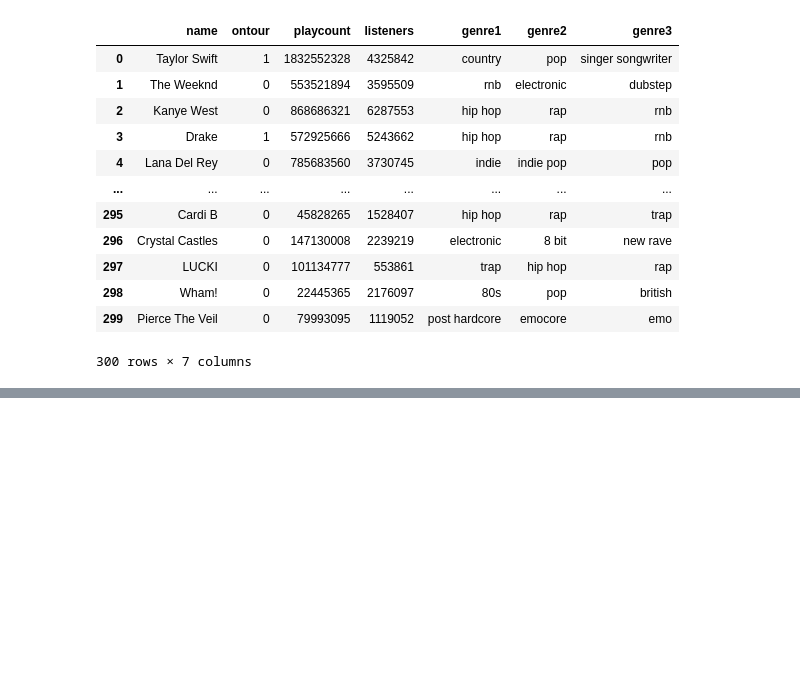
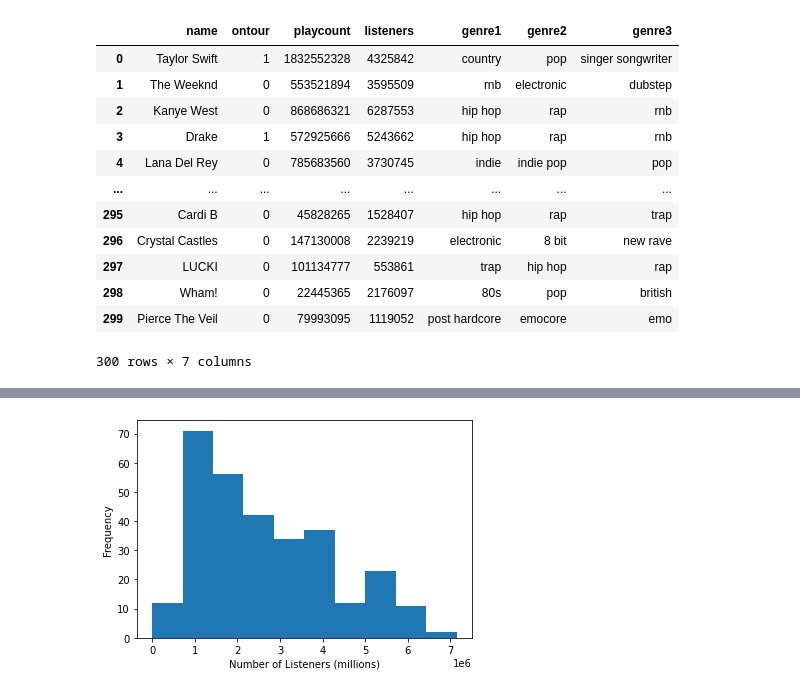
Before and after one commit to fong31h/Stat386_Final_Project, a Jupyter notebook: Semester Project.ipynb, the cells around one changed output, grey strips where cells are left out. Drawn from its saved outputs; the diff is of its cells as text; code cells hidden in the pictures; blank space fills up the shorter version.

Commit message:
create listenershist and save it

```diff
--- a/Semester Project.ipynb
+++ b/Semester Project.ipynb
@@ -178,0 +158,2 @@ all_info[135]['artist']
+# %%
+artists = prelimdf
@@ -180,0 +171,7 @@ name, playcount, listeners, sex, genre, age?
+# %%
+plt.hist(artists['listeners'].astype(int), bins=10);
+plt.xlabel('Number of Listeners (millions)');
+plt.ylabel('Frequency');
+plt.title('Histogram of Listeners')
+# %% [output]
+[figure, added]
```
Also changed, not shown: parts of 5 cells of this notebook, 1 other file.
